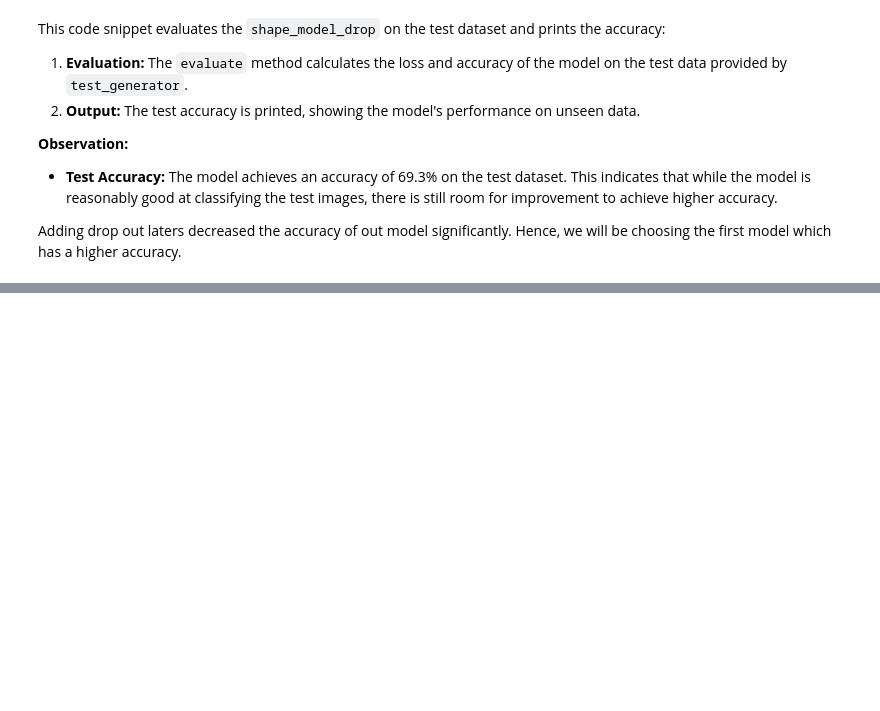
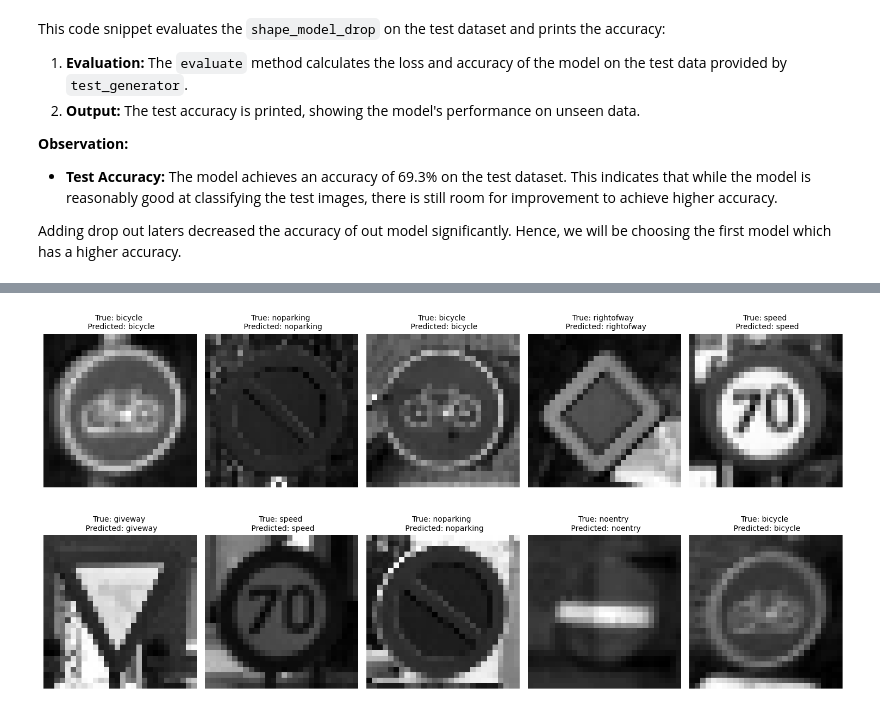
Before and after one commit to SwethaGo/CMLassignment2, a Jupyter notebook: Assignment2-new-Copy2.ipynb, the cells around one changed output, grey strips where cells are left out. Saved outputs shown, nothing was run; the diff lists cells and outputs as text; code cells hidden in the pictures; blank space fills up the shorter version.

Commit message:
Claasification based on type of signs

```diff
--- a/Assignment2-new-Copy2.ipynb
+++ b/Assignment2-new-Copy2.ipynb
@@ -998,0 +1347,28 @@ Adding drop out laters decreased the accuracy of out model significantly. Hence,
+# %%
+# Function to plot sample images with true and predicted labels
+def plot_sample_images(test_ds, model, num_samples=10):
+    # Get a batch of test images and labels
+    test_images, test_labels = next(iter(test_ds))
+
+    # Make predictions
+    predictions = model.predict(test_images)
+    predicted_labels = np.argmax(predictions, axis=1)
+
+    # Convert test_labels to numpy array
+    test_labels = test_labels.numpy()
+
+    # Plot sample images with true and predicted labels
+    plt.figure(figsize=(15, 8))
+    for i in range(num_samples):
+        plt.subplot(2, 5, i+1)
+        plt.imshow(test_images[i].numpy().squeeze(), cmap='gray')
+        true_label = class_names[test_labels[i]]
+        predicted_label = class_names[predicted_labels[i]]
+        plt.title(f'True: {true_label} \n Predicted: {predicted_label}', fontsize=10)
+        plt.axis('off')
+    plt.tight_layout()
+    plt.show()
+
+# Plot sample images with true and predicted labels
+plot_sample_images(test_ds, type_model, num_samples=10)
+# %% [output]
@@ -998,0 +1376 @@ Adding drop out laters decreased the accuracy of out model significantly. Hence,
+[figure, added]
```
Also changed, not shown: parts of 42 cells of this notebook.
